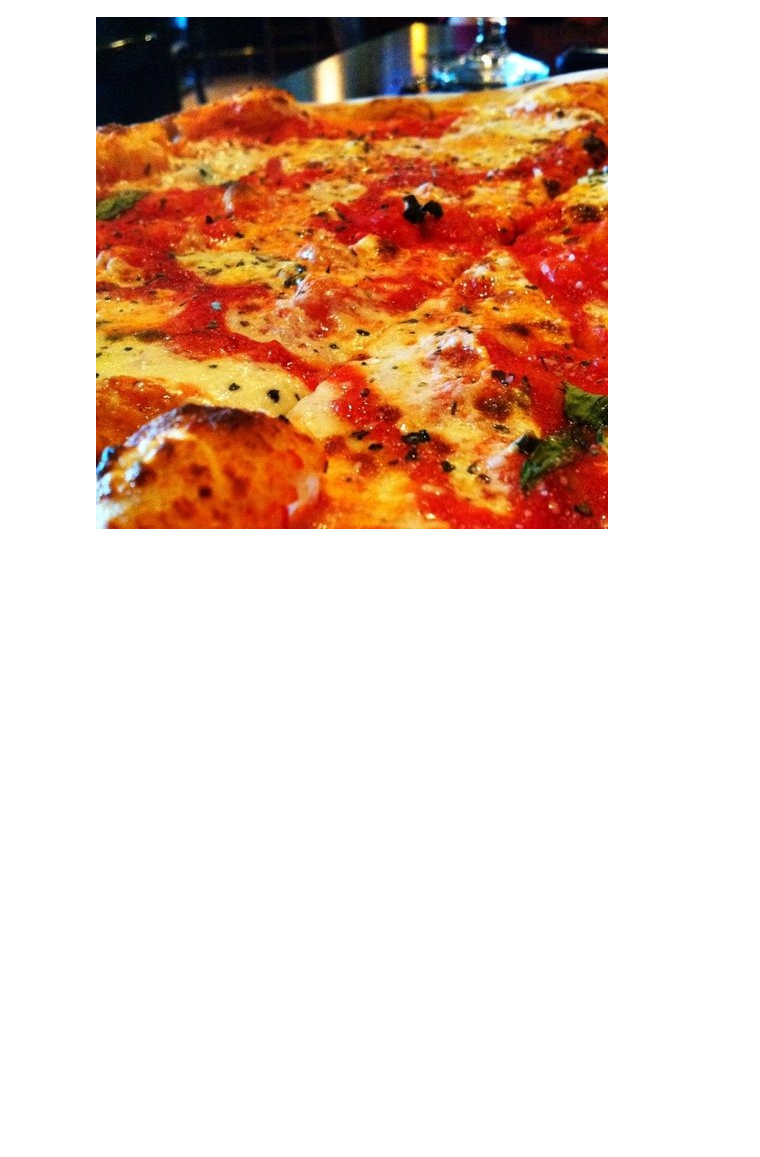
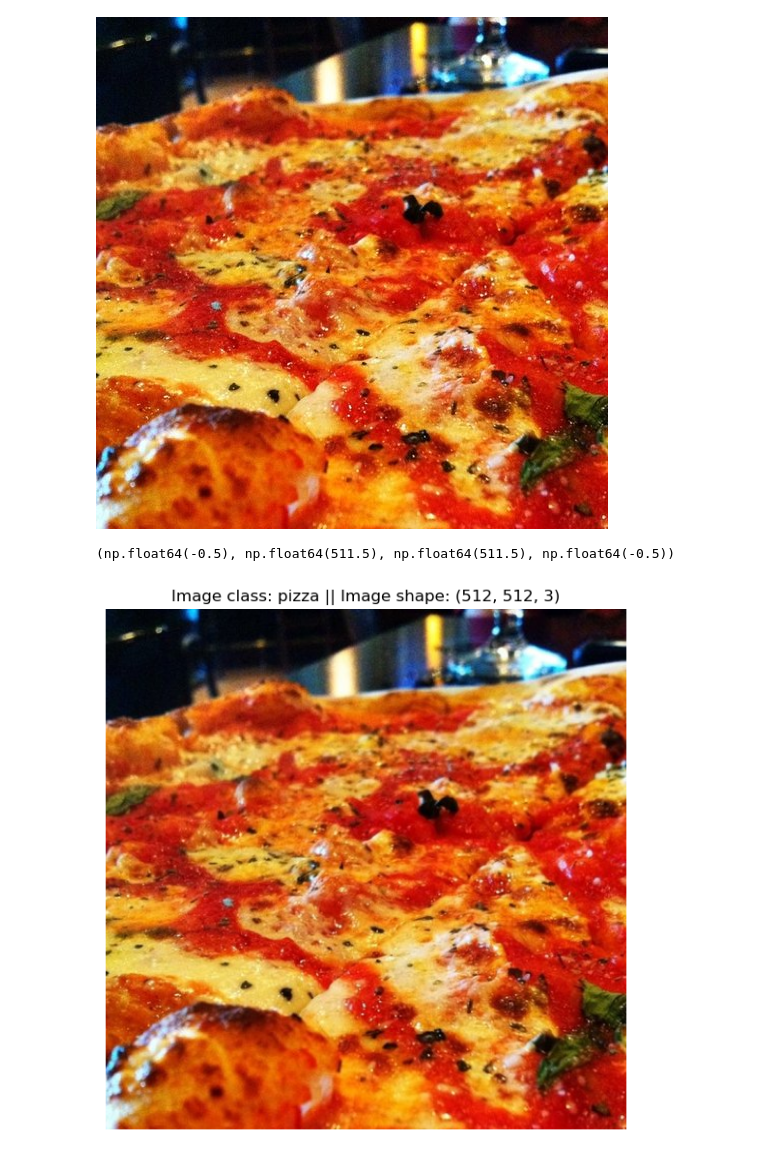
Before and after one commit to virvihuta/vh-learning-playground, a Jupyter notebook: 04_pytorch_custom_datasets.ipynb, the cells around one changed output. Drawn from its saved outputs; the diff is of its cells as text; code cells hidden in the pictures; blank space fills up the shorter version.

Commit message:
working with the images

```diff
--- a/04_pytorch_custom_datasets.ipynb
+++ b/04_pytorch_custom_datasets.ipynb
@@ -80,0 +84,9 @@ Image width: 512
+# %%
+img_as_array = np.asarray(img)
+plt.figure(figsize=(10, 7))
+plt.imshow(img_as_array)
+plt.title(f"Image class: {image_class} || Image shape: {img_as_array.shape}")
+plt.axis(False)
+# %% [output]
+(np.float64(-0.5), np.float64(511.5), np.float64(511.5), np.float64(-0.5))
+[figure, added]
```
Also changed, not shown: parts of 2 cells of this notebook.
